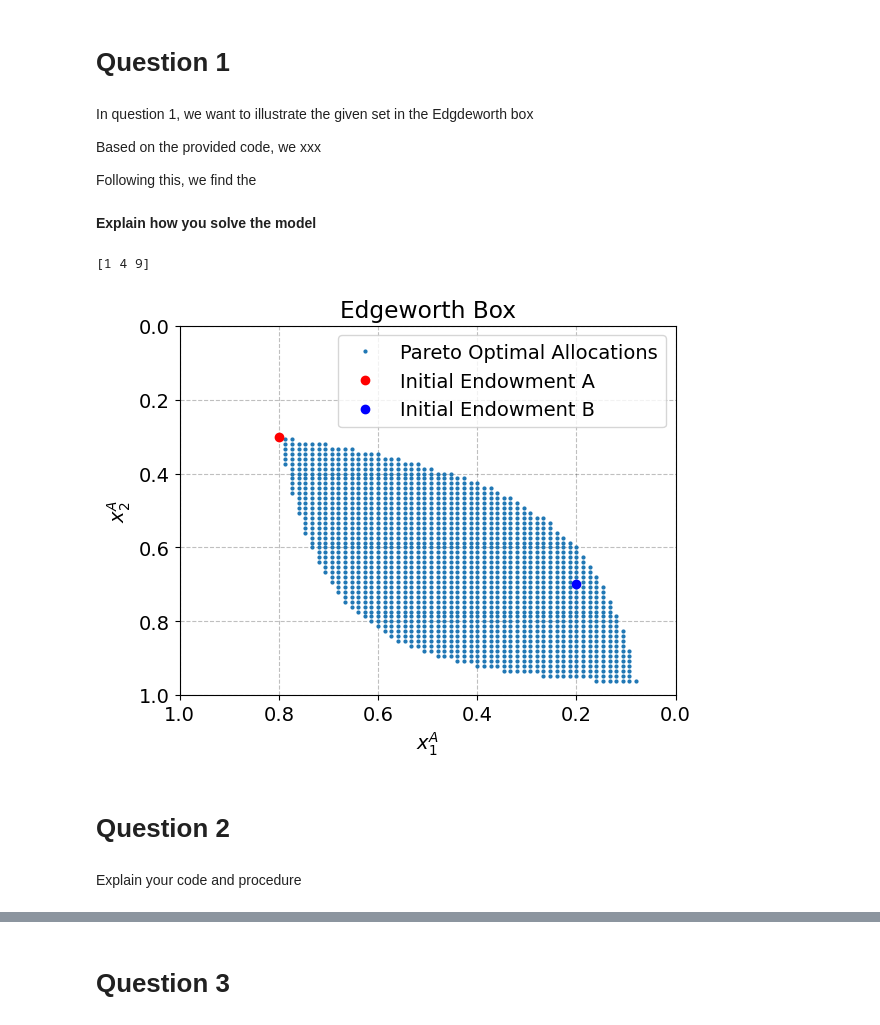
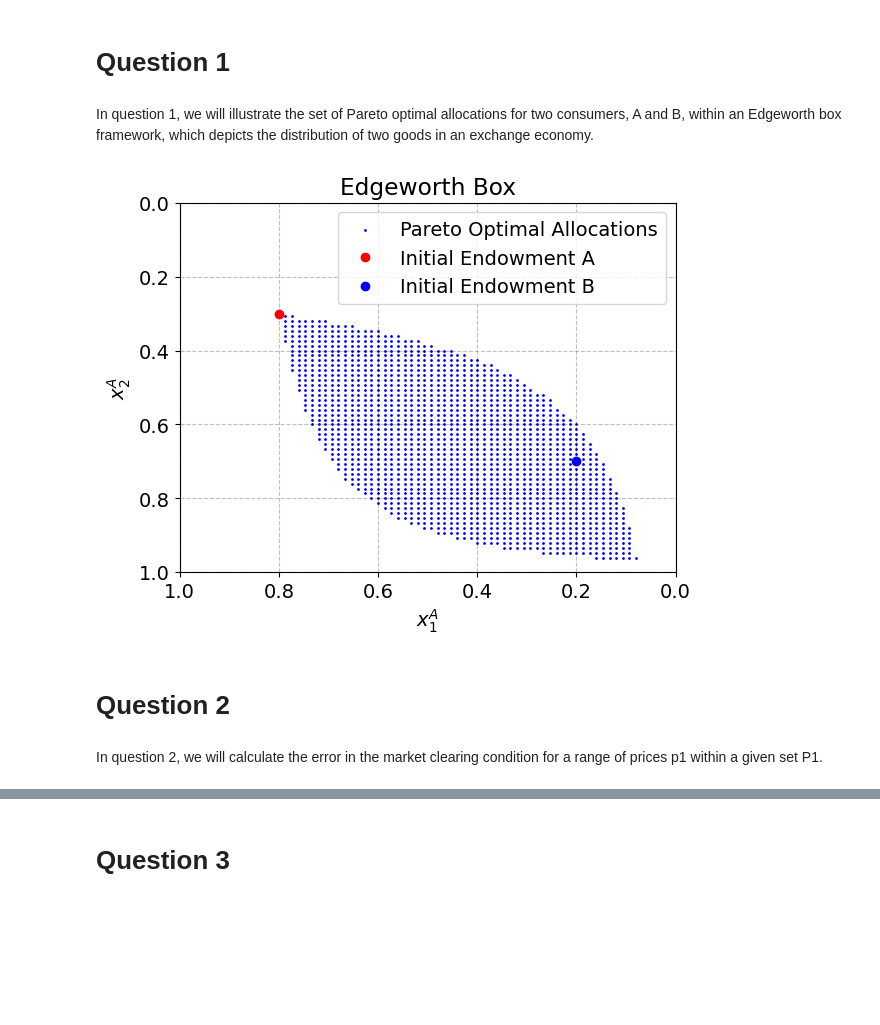
Before and after one commit to NumEconCopenhagen/projects-2024-emil-celine-og-julie, a Jupyter notebook: inauguralproject/inauguralproject.ipynb, the cells around one changed output, grey strips where cells are left out. Cells and saved outputs as stored; diff of their text form; code cells hidden in the pictures; blank space fills up the shorter version.

```diff
--- a/inauguralproject/inauguralproject.ipynb
+++ b/inauguralproject/inauguralproject.ipynb
@@ -54,74 +54,62 @@ def demand_B(p1, omega_B=omega_B):
     return np.array([x1_star, x2_star])
 # %% [markdown]
 # Question 1
-# %% [markdown]
-In question 1, we want to illustrate the given set in the Edgdeworth box
-
-Based on the provided code, we xxx
-
-Following this, we find the
-# %% [markdown]
-**Explain how you solve the model**
-# %%
-# code for solving the model (remember documentation and comments)
-
-a = np.array([1,2,3])
-b = inauguralproject.square(a)
-print(b)
-# %% [output]
-[1 4 9]
+# %% [markdown]
+In question 1, we will illustrate the set of Pareto optimal allocations for two consumers, A and B, within an Edgeworth box framework, which depicts the distribution of two goods in an exchange economy.
 # %%
-# We have aldready defined our parameters and our utility functions
+#We have aldready defined our parameters and our utility functions
 
-# We now define our initial utility levels with given endowments
-initial_u_A = uA(*omega_A)
-initial_u_B = uB(*omega_B)
+#We now calculate the initial utilities for both agents
+initial_U_A = uA(omega_A[0], omega_A[1])
+initial_U_B = uB(omega_B[0], omega_B[1])
 
-
-# Then we create a range of x1 and x2 values
-x1_range = np.linspace(0, 1, N+1)
-x2_range = np.linspace(0, 1, N+1)
-
-# We initialize lists to hold Pareto optimal allocations
+#We initialize lists to hold Pareto optimal allocations
 pareto_x1_A = []
 pareto_x2_A = []
 pareto_x1_B = []
 pareto_x2_B = []
 
-# Then we Iterate over all possible allocations for A and B
-for x1_A in x1_range:
-    for x2_A in x2_range:
-        # Calculate remaining goods for B
+#Then we loop over all possible combinations of good allocations to A
+for x1_A in np.linspace(0, 1, N+1):
+    for x2_A in np.linspace(0, 1, N+1):
+        # And calculates the remaining goods for B
         x1_B = 1 - x1_A
         x2_B = 1 - x2_A
 
-        # Check if this allocation is Pareto optimal
-        if u_A(x1_A, x2_A) >= initial_u_A and u_B(x1_B, x2_B) >= initial_u_B:
+        #We check if this allocation is Pareto optimal
+        if u_A(x1_A, x2_A) >= initial_U_A and u_B(x1_B, x2_B) >= initial_U_B:
             pareto_x1_A.append(x1_A)
             pareto_x2_A.append(x2_A)
             pareto_x1_B.append(x1_B)
             pareto_x2_B.append(x2_B)
 
-# Plot the Edgeworth Box
+#We will now plot the Edgeworth Box
 fig, ax = plt.subplots()
 ax.set_xlim(0, 1)
 ax.set_ylim(0, 1)
-ax.plot(pareto_x1_A, pareto_x2_A, 'o', markersize=2, label="Pareto Optimal Allocations")
+
+#For simplicity we continue plotting individual points but ensure they are comprehensive
+ax.scatter(pareto_x1_A, pareto_x2_A, c='blue', label='Pareto Optimal Allocations', s=1)
+
+#We highlight initial endowments
 ax.plot(omega_A[0], omega_A[1], 'ro', label="Initial Endowment A")
 ax.plot(omega_B[0], omega_B[1], 'bo', label="Initial Endowment B")
+
+#We set labels and titles
 ax.set_xlabel('$x_1^A$')
 ax.set_ylabel('$x_2^A$')
-ax.legend()
 ax.set_title('Edgeworth Box')
 
-plt.gca().invert_yaxis()
-plt.gca().invert_xaxis()
+#We invert axes to match the convention
+ax.invert_yaxis()
+ax.invert_xaxis()
 
-# Show the plot
+#We add a legend
+ax.legend()
+
+#And lastly we show the plot
 plt.show()
 # %% [output]
-[figure, old version]
+[figure, new version]
 # %% [markdown]
 # Question 2
-# %% [markdown]
-Explain your code and procedure
@@ -129,0 +116,2 @@ Explain your code and procedure
+# %% [markdown]
+In question 2, we will calculate the error in the market clearing condition for a range of prices p1 within a given set P1.
```
Also changed, not shown: parts of 9 cells of this notebook.
